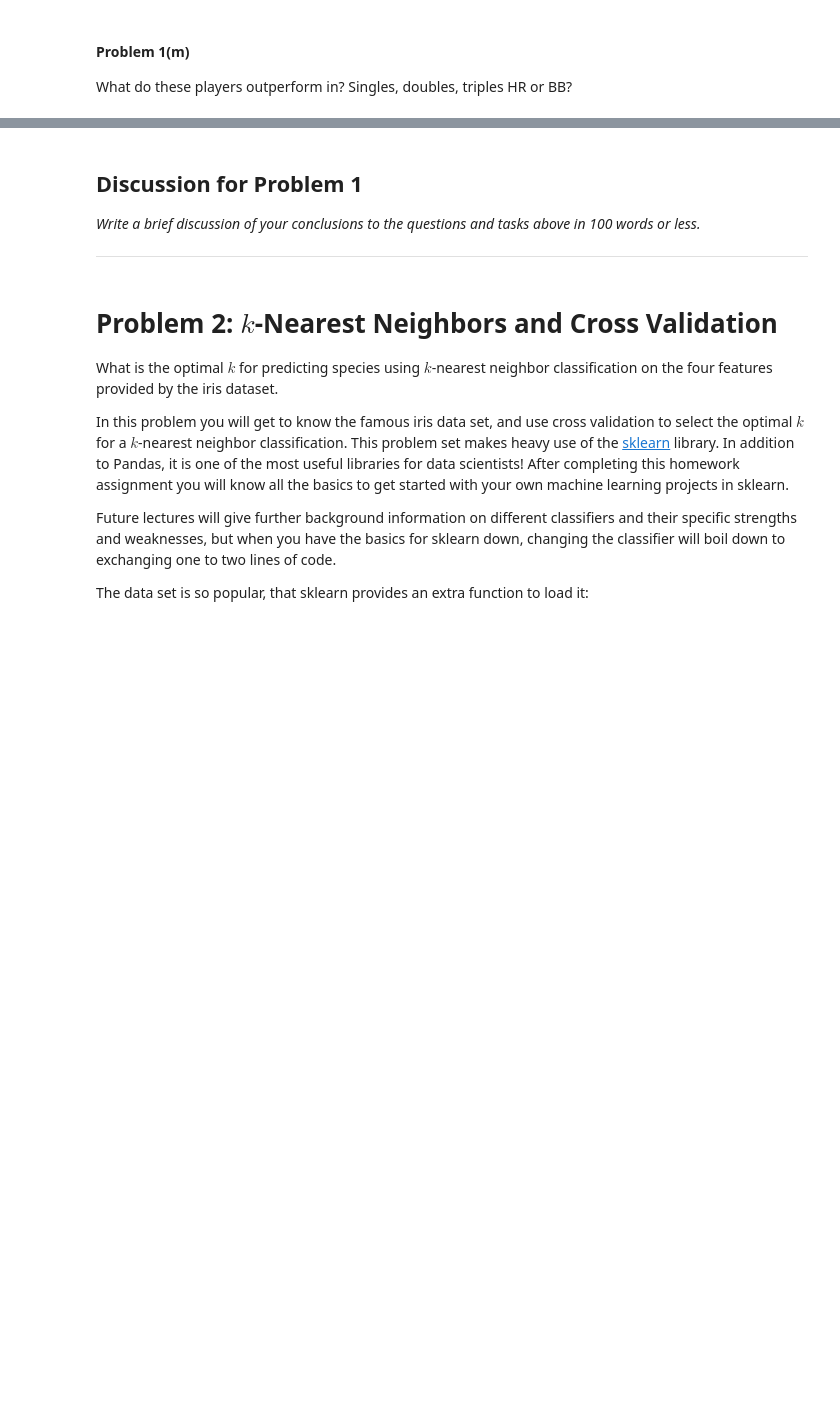
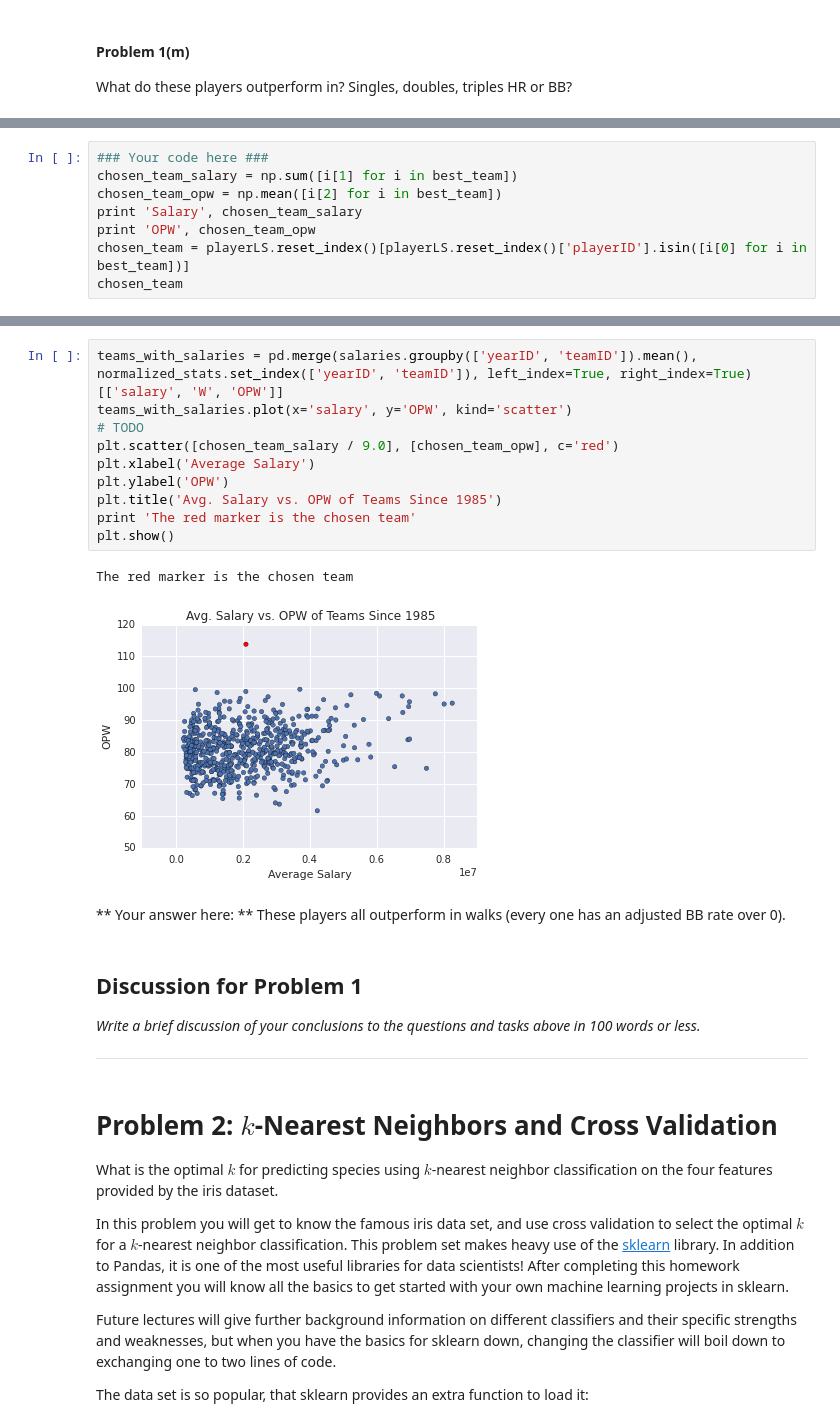
Before and after one commit to araftery/2014, a Jupyter notebook: homework/HW3.ipynb, the cells around one changed output, grey strips where cells are left out. Cells and saved outputs as stored; diff of their text form; blank space fills up the shorter version.

```diff
--- a/homework/HW3.ipynb
+++ b/homework/HW3.ipynb
@@ -414,0 +440,8 @@ What do these players outperform in? Singles, doubles, triples HR or BB?
+# %%
+### Your code here ###
+chosen_team_salary = np.sum([i[1] for i in best_team])
+chosen_team_opw = np.mean([i[2] for i in best_team])
+print 'Salary', chosen_team_salary
+print 'OPW', chosen_team_opw
+chosen_team = playerLS.reset_index()[playerLS.reset_index()['playerID'].isin([i[0] for i in best_team])]
+chosen_team
@@ -415,3 +462,18 @@ What do these players outperform in? Singles, doubles, triples HR or BB?
+# %%
+teams_with_salaries = pd.merge(salaries.groupby(['yearID', 'teamID']).mean(), normalized_stats.set_index(['yearID', 'teamID']), left_index=True, right_index=True)[['salary', 'W', 'OPW']]
+teams_with_salaries.plot(x='salary', y='OPW', kind='scatter')
+# TODO
+plt.scatter([chosen_team_salary / 9.0], [chosen_team_opw], c='red')
+plt.xlabel('Average Salary')
+plt.ylabel('OPW')
+plt.title('Avg. Salary vs. OPW of Teams Since 1985')
+print 'The red marker is the chosen team'
+plt.show()
+# %% [output]
+The red marker is the chosen team
+[figure, added]
+# %% [markdown]
+** Your answer here: ** These players all outperform in walks (every one has an adjusted BB rate over 0).
 # %% [markdown]
 ## Discussion for Problem 1
 
```
Also changed, not shown: parts of 9 cells of this notebook.
